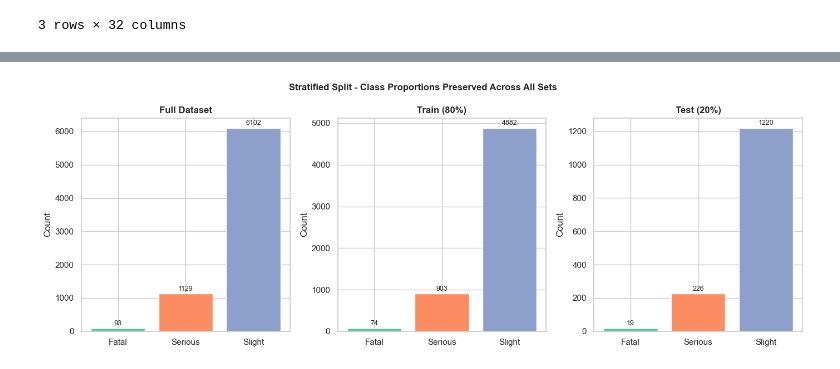
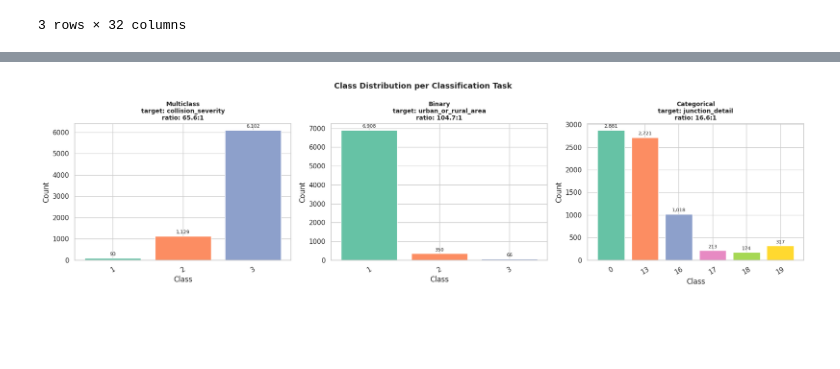
Before and after one commit to Zayeer-S/Sheffield-Road-Collision-Detection-Coursework, a Jupyter notebook: notebooks/02_supervised_stage1.ipynb, the cells around one changed output, grey strips where cells are left out. Drawn from its saved outputs; the diff is of its cells as text; code cells hidden in the pictures; blank space fills up the shorter version.

```diff
--- a/notebooks/02_supervised_stage1.ipynb
+++ b/notebooks/02_supervised_stage1.ipynb
@@ -110,12 +96,0 @@ Before splitting, we must identify and remove columns that would constitute data
-# %%
-y = df[cfg['supervised']['target_col']].copy()
-
-# Drop target + leakage/unusable columns from feature matrix
-cols_to_drop = [cfg['supervised']['target_col']] + [c for c in cfg['supervised']['leakage_drop_cols'] if c in df.columns]  # noqa: E501
-X = df.drop(columns=cols_to_drop)
-
-print(f'Feature matrix shape: {X.shape}')
-print(f'Target shape: {y.shape}')
-print('\nFeatures used:')
-for col in X.columns:
-    print(f'\t{col}')
@@ -253,0 +97,6 @@ Full dataset  Slight   6102       83.32
+# %%
+leakage_cols = [c for c in cfg['supervised']['leakage_drop_cols'] if c in df.columns]
+df_clean = df.drop(columns=leakage_cols)
+
+print(f'Columns dropped as leakage: {leakage_cols}')
+print(f'Shape after leakage removal: {df_clean.shape}')
@@ -254,28 +240,32 @@ Full dataset  Slight   6102       83.32
 # %%
-# Visualise split distributions
-fig, axes = plt.subplots(1, 3, figsize=tuple(NB_CONFIG['figsize_wide']), sharey=False)
+fig, axes = plt.subplots(1, len(task_data), figsize=(18, 5))
+colors = sns.color_palette(NB_CONFIG['palette'])
 
-for ax, (split_name, y_split) in zip(axes, [
-    ('Full Dataset', y),
-    ('Train (80%)', y_train),
-    ('Test (20%)', y_test)
-], strict=False):
-    counts = y_split.value_counts().sort_index()
-    labels = [NB_CONFIG['severity_labels'][i] for i in counts.index]
-    bars = ax.bar(labels, counts.values, color=colors, edgecolor='white')
-    ax.set_title(split_name, fontweight='bold')
+for ax, (task_name, summary) in zip(axes, imbalance_summary.items()):
+    counts = summary['counts']
+    labels = [get_label(task_name, c, nb_cfg) for c in counts.index]
+
+    bars = ax.bar(labels, counts.values, color=colors[:len(counts)], edgecolor='white')
+    ax.set_title(
+        f'{task_name.capitalize()}\n'
+        f'target: {tasks_cfg[task_name]["target_col"]}\n'
+        f'ratio: {summary["ratio"]:.1f}:1',
+        fontsize=10, fontweight='bold'
+    )
+    ax.set_xlabel('Class')
     ax.set_ylabel('Count')
-    for bar, count in zip(bars, counts.values, strict=False):
+    ax.tick_params(axis='x', rotation=30)
+
+    for bar, count in zip(bars, counts.values):
         ax.annotate(
-            f'{count}',
+            f'{count:,}',
             xy=(bar.get_x() + bar.get_width() / 2, bar.get_height()),
             xytext=(0, 4), textcoords='offset points',
-            ha='center', fontsize=9
+            ha='center', fontsize=8
         )
 
-fig.suptitle('Stratified Split - Class Proportions Preserved Across All Sets',
-             fontsize=12, fontweight='bold')
+fig.suptitle('Class Distribution per Classification Task', fontsize=13, fontweight='bold')
 plt.tight_layout()
 plt.show()
 # %% [output]
-[figure, old version]
+[figure, new version]
```
Also changed, not shown: parts of 26 cells of this notebook, 13 other files.
